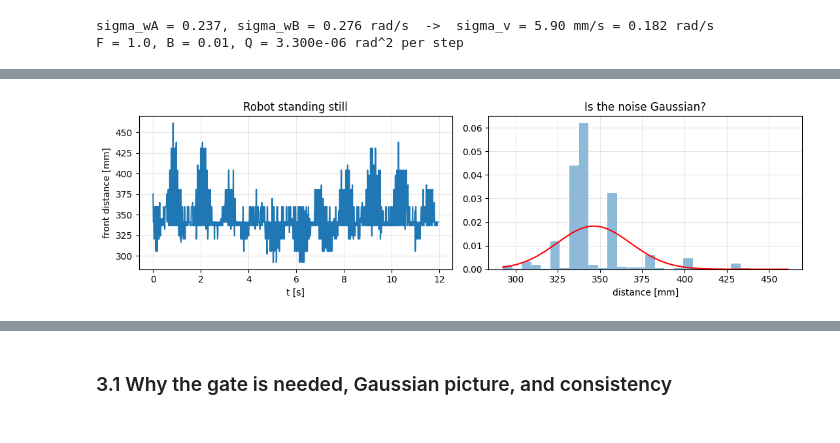
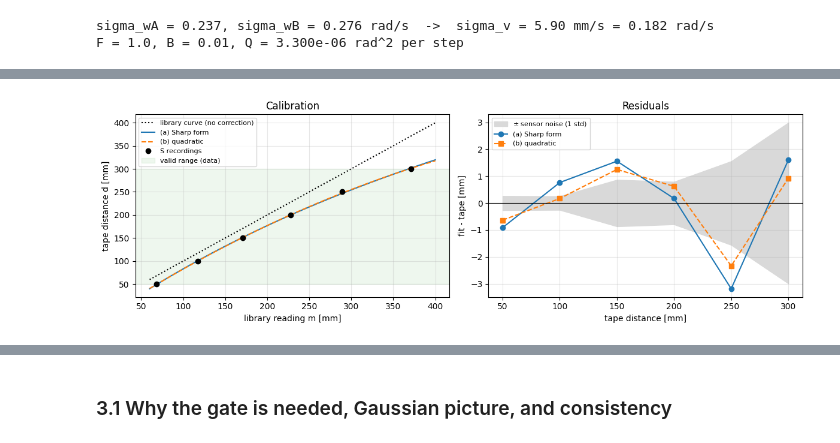
Before and after one commit to davidkog511/1d-kalman-filter, a Jupyter notebook: A3_1D_LKF/Assignment3_LKF.ipynb, the cells around one changed output, grey strips where cells are left out. Cells and saved outputs as stored; diff of their text form; code cells hidden in the pictures.

```diff
--- a/A3_1D_LKF/Assignment3_LKF.ipynb
+++ b/A3_1D_LKF/Assignment3_LKF.ipynb
@@ -71,22 +55,57 @@ $z=d=-R_\text{wheel}\,x$, so $\mathbf H=-R_\text{wheel}$. $R=\sigma_d^2$ [m²] i
 # %%
-if (QRC / STILL_NEW).exists():
-    raw = read_qrc(QRC / STILL_NEW); ch = CH_FRONT; print('using', STILL_NEW)
-else:
-    raw = read_qrc(QRC / STILL_OLD); ch = CH_FRONT_OLD; print(f'{STILL_NEW} not found, falling back to {STILL_OLD} (channel {ch})')
-t   = ((raw.Time - raw.Time.iloc[0]) / 1000).values
-dist = raw[ch].values
-vcols = [CH_VA_OLD, CH_VB_OLD] if ch == CH_FRONT_OLD else [CH_VA, CH_VB]
-moving = (raw[vcols] != 0).any(axis=1).values
-still = (t < t[moving][0] - 0.2) if moving.any() else np.ones(len(t), bool)
-d_still = dist[still]
-H = -R_WHEEL                                                # z = d = H x
-SIGMA_D = d_still.std(); R = SIGMA_D**2
-print(f'{still.sum()} stationary samples ({t[still][-1]:.1f} s): mean {d_still.mean():.3f} m, sigma_d = {SIGMA_D*1e3:.1f} mm  ->  R = {R:.3e} m^2')
-print(f'largest value in the whole file: {np.nanmax(dist):.2f} m  (values like this are sensor drop-outs)')
+SHARP_A, SHARP_B = 24.7694, 0.0109311               # library curve (sharp41S.cpp): m = SHARP_A / raw + SHARP_B
+TAPE_MM = [50, 100, 150, 200, 250, 300]             # data/A3/S_<d>mm.csv
 
-fig, ax = plt.subplots(1, 2, figsize=(11, 3.3))
-ax[0].plot(t[still], 1e3*d_still); ax[0].set(xlabel='t [s]', ylabel='front distance [mm]', title='Robot standing still')
-xs = np.linspace(d_still.min(), d_still.max(), 300)
-ax[1].hist(1e3*d_still, bins=30, density=True, alpha=.5); ax[1].plot(1e3*xs, norm.pdf(xs, d_still.mean(), SIGMA_D)/1e3, 'r')
-ax[1].set(xlabel='distance [mm]', title='Is the noise Gaussian?'); plt.tight_layout(); plt.show()
+rows = []
+for d in TAPE_MM:
+    m = load_log(DATA_A3 / f'S_{d}mm.csv', firmware='identification_a3').front.values
+    raw = SHARP_A / (m - SHARP_B)                   # ADC counts
+    rows.append(dict(tape=d / 1e3, m=m.mean(), m_std=m.std(), raw=raw.mean(), raw_std=raw.std(), n=len(m),
+                     whole_counts=np.allclose(raw, np.round(raw), atol=1e-2), dropouts=int((m > 1).sum())))
+stat = pd.DataFrame(rows)
+
+# (a) Sharp form on the recovered ADC value, (b) quadratic in m
+sharp = lambda raw, a, k, b: a / (raw + k) + b
+p_sharp, _ = curve_fit(sharp, stat.raw, stat.tape, p0=[SHARP_A, 0, 0])
+CAL_C2, CAL_C1, CAL_C0 = np.polyfit(stat.m, stat.tape, 2)
+calibrate = lambda m: (CAL_C2 * m + CAL_C1) * m + CAL_C0          # the firmware evaluates it the same way
+dd_dm = lambda m: 2 * CAL_C2 * m + CAL_C1                          # slope of the calibration
+
+def loo(fit_predict):
+    # leave-one-out: fit on 5 points, predict the 6th
+    out = []
+    for i in range(len(stat)):
+        k = np.arange(len(stat)) != i
+        out.append(fit_predict(stat[k], stat.iloc[i]))
+    return np.array(out)
+loo_a = loo(lambda s, r: sharp(r.raw, *curve_fit(sharp, s.raw, s.tape, p0=[SHARP_A, 0, 0], maxfev=20000)[0]))
+loo_b = loo(lambda s, r: np.polyval(np.polyfit(s.m, s.tape, 2), r.m))
+
+tab = pd.DataFrame({
+    'tape [mm]': 1e3 * stat.tape, 'library m [mm]': 1e3 * stat.m, 'bias [mm]': 1e3 * (stat.m - stat.tape),
+    'std m [mm]': 1e3 * stat.m_std, 'std raw [counts]': stat.raw_std,
+    'resid (a) [mm]': 1e3 * (sharp(stat.raw, *p_sharp) - stat.tape), 'resid (b) [mm]': 1e3 * (calibrate(stat.m) - stat.tape),
+    'noise after cal. [mm]': 1e3 * dd_dm(stat.m) * stat.m_std,
+    'LOO (a) [mm]': 1e3 * (loo_a - stat.tape), 'LOO (b) [mm]': 1e3 * (loo_b - stat.tape)})
+print(tab.round(2).to_string(index=False))
+print(f"\nwhole ADC counts in every file: {stat.whole_counts.all()};  drop-outs: {stat.dropouts.sum()}")
+for name, col, lcol in [('(a) Sharp form', 'resid (a) [mm]', 'LOO (a) [mm]'), ('(b) quadratic ', 'resid (b) [mm]', 'LOO (b) [mm]')]:
+    print(f'{name}: residual rms {np.sqrt(np.mean(tab[col]**2)):.2f} mm, leave-one-out rms {np.sqrt(np.mean(tab[lcol]**2)):.2f} mm')
+print(f'-> quadratic: d = {CAL_C2:.6f} m^2 + {CAL_C1:.6f} m + {CAL_C0:.6f}  [m]')
+
+fig, ax = plt.subplots(1, 2, figsize=(12, 4))
+mm = np.linspace(0.06, 0.40, 300)
+ax[0].plot(1e3 * mm, 1e3 * mm, 'k:', label='library curve (no correction)')
+ax[0].plot(1e3 * mm, 1e3 * sharp(SHARP_A / (mm - SHARP_B), *p_sharp), label='(a) Sharp form')
+ax[0].plot(1e3 * mm, 1e3 * calibrate(mm), '--', label='(b) quadratic')
+ax[0].plot(1e3 * stat.m, 1e3 * stat.tape, 'ko', label='S recordings')
+ax[0].axhspan(50, 300, color='tab:green', alpha=0.08, label='valid range (data)')
+ax[0].set(xlabel='library reading m [mm]', ylabel='tape distance d [mm]', title='Calibration'); ax[0].legend(fontsize=8)
+noise = tab['noise after cal. [mm]']
+ax[1].fill_between(tab['tape [mm]'], -noise, noise, color='0.85', label=r'$\pm$ sensor noise (1 std)')
+ax[1].plot(tab['tape [mm]'], tab['resid (a) [mm]'], 'o-', label='(a) Sharp form')
+ax[1].plot(tab['tape [mm]'], tab['resid (b) [mm]'], 's--', label='(b) quadratic')
+ax[1].axhline(0, color='k', lw=0.8)
+ax[1].set(xlabel='tape distance [mm]', ylabel='fit - tape [mm]', title='Residuals'); ax[1].legend(fontsize=8)
+plt.tight_layout(); plt.show()
 # %% [output]
@@ -96 +124 @@ largest value in the whole file: 24.78 m  (values like this are sensor drop-outs
-[figure, old version]
+[figure, new version]
```
Also changed, not shown: parts of 15 cells of this notebook, 4 other files.
